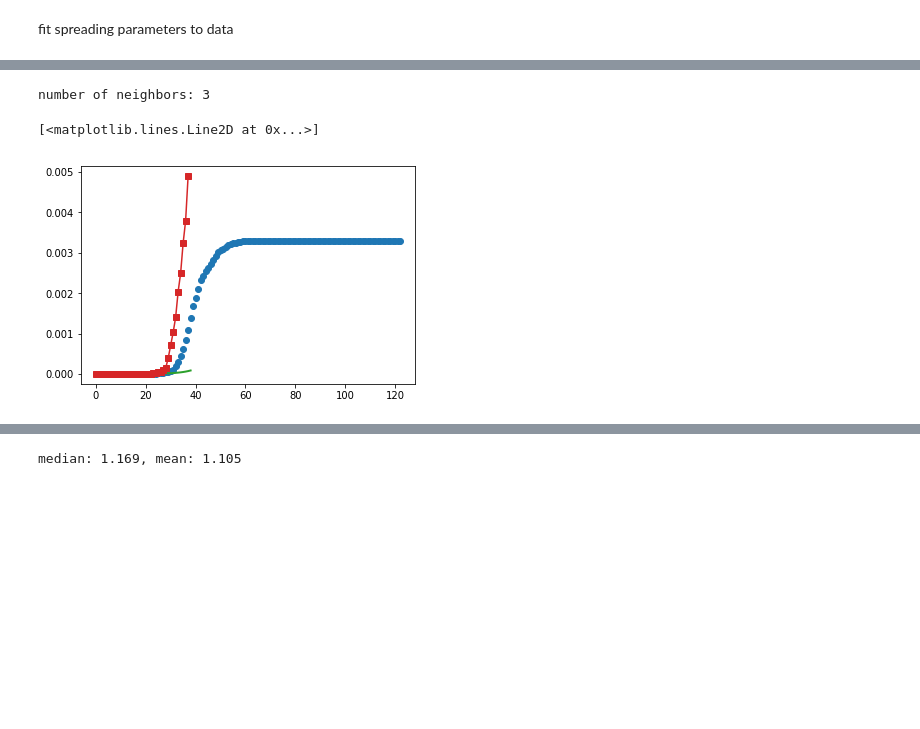
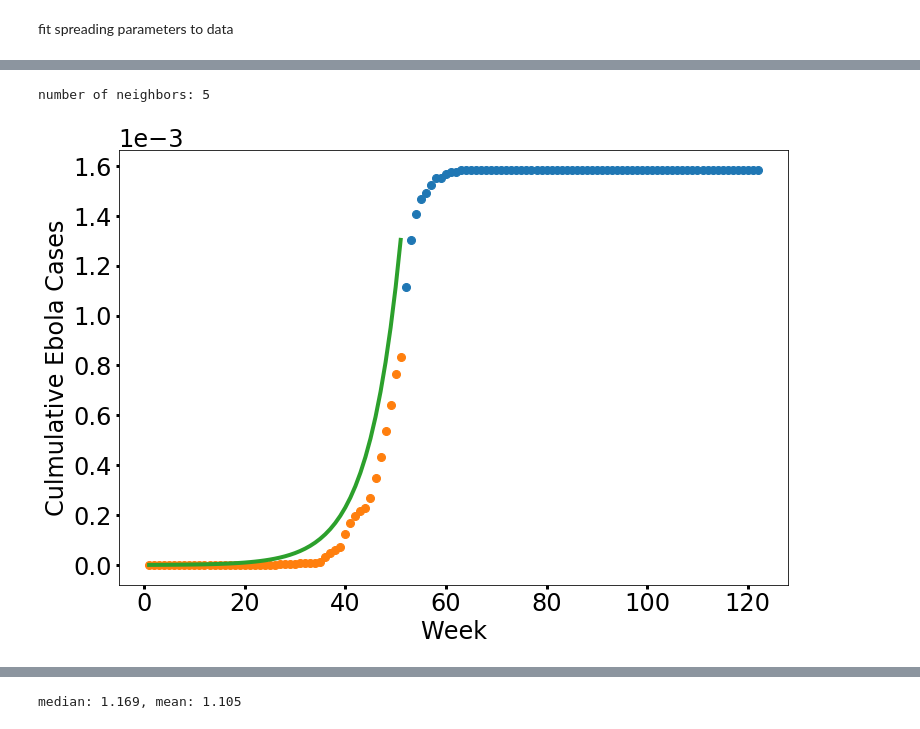
Before and after one commit to rhaksar/control-large-GMDPs, a Jupyter notebook: ebola outbreak/extract ebola data.ipynb, the cells around one changed output, grey strips where cells are left out. Cells and saved outputs as stored; diff of their text form; code cells hidden in the pictures; blank space fills up the shorter version.

```diff
--- a/ebola outbreak/extract ebola data.ipynb
+++ b/ebola outbreak/extract ebola data.ipynb
@@ -553,45 +553,59 @@ for k in data.keys():
 # %%
-ctry = 'liberia'
-city = 'montserrado'
-k = (ctry,city)
+k = ('liberia','bomi')
+k = ('sierra leone','kono')
+# k = ('guinea','forecariah')
 cases = data[k]['cases']
+
+plt.figure(figsize=(12,8), dpi=300)
 
 time = [key for key in cases.keys()]
 # y = [cases[key]*data[(plt_ctry,plt_loc)]['pop'] for key in cases.keys()]
 count = [cases[key] for key in cases.keys()]
 
-plt.plot(time, count, marker='o', linestyle='None')
-
 predict_count = []
 ni_list = []
-predict_count.append(5e-8)
+predict_count.append(5e-7)
 tc = [(data[k]['cases'][wk],wk) for wk in range(1,123)]
 max_val = max(tc)[0]
-lower = [e for e in tc if e[0] < 0.51*max_val]
+lower = [e for e in tc if e[0] < 0.6*max_val]
 if lower:
     wk_ub = max(lower)[1]
 else:
     wk_ub = 122
 # wk_ub = 40
+
+plt.plot(range(1,wk_ub+1), [e[0] for e in lower], marker='o', color='C1', linestyle='None', markersize=8)
+plt.plot(range(wk_ub+1,123), [c for c in count if c >= 0.6*max_val], marker='o', color='C0', markersize=8,
+        linestyle='None')
 
 for t in range(1,wk_ub):
     p = data[k]['params']
 
     ni = 0
     for el in edges[k]:
         ni += data[el]['cases'][t]
 
     #val = data[k]['cases'][t]*p[0] + ni*p[1] #+ p[2]
     #val = predict_count[t-1]*(1-p[0]) + ni*p[1]
     val = predict_count[t-1]*p[0]# + ni*p[1]
     predict_count.append(val)
     ni_list.append(ni)
     #print(ni)
 
+fsize = 24
 print('number of neighbors: %d' %len(edges[k]))
-plt.plot(range(0,wk_ub), predict_count, linewidth=2, color='C2')
-plt.plot(range(0,wk_ub-1), ni_list, marker='s', color='C3')
+plt.plot(range(1,wk_ub+1), predict_count, linewidth=4, color='C2')
+# plt.plot(range(0,wk_ub-1), ni_list, marker='s', color='C3')
+plt.xlabel('Week', fontsize=fsize)
+plt.ylabel('Culmulative Ebola Cases', fontsize=fsize)
+plt.ticklabel_format(style='sci', axis='y', scilimits=(0,0))
+# plt.tick_params(axis='both', which='major', labelsize=20)
+plt.rc('font',size=fsize)
+plt.tick_params(labelsize=fsize)
+ax = plt.gca()
+ax.tick_params(width=3)
+
+# plt.savefig('ex_ebola_data.pdf', dpi=300, bbox_inches='tight')
 # %% [output]
-number of neighbors: 3
+number of neighbors: 5
-[<matplotlib.lines.Line2D at 0x...>]
-[figure, old version]
+[figure, new version]
```
Also changed, not shown: parts of 2 cells of this notebook, 3 other files.
